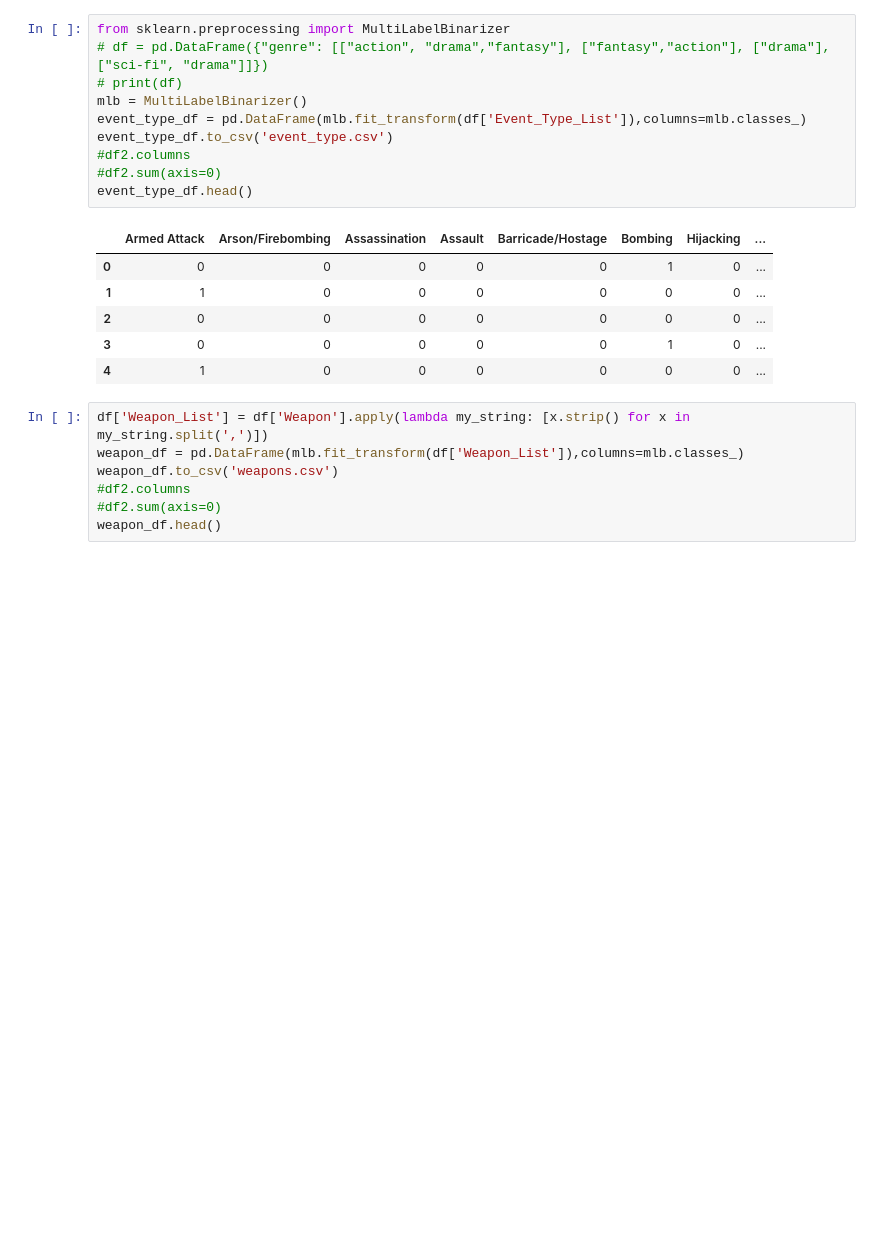
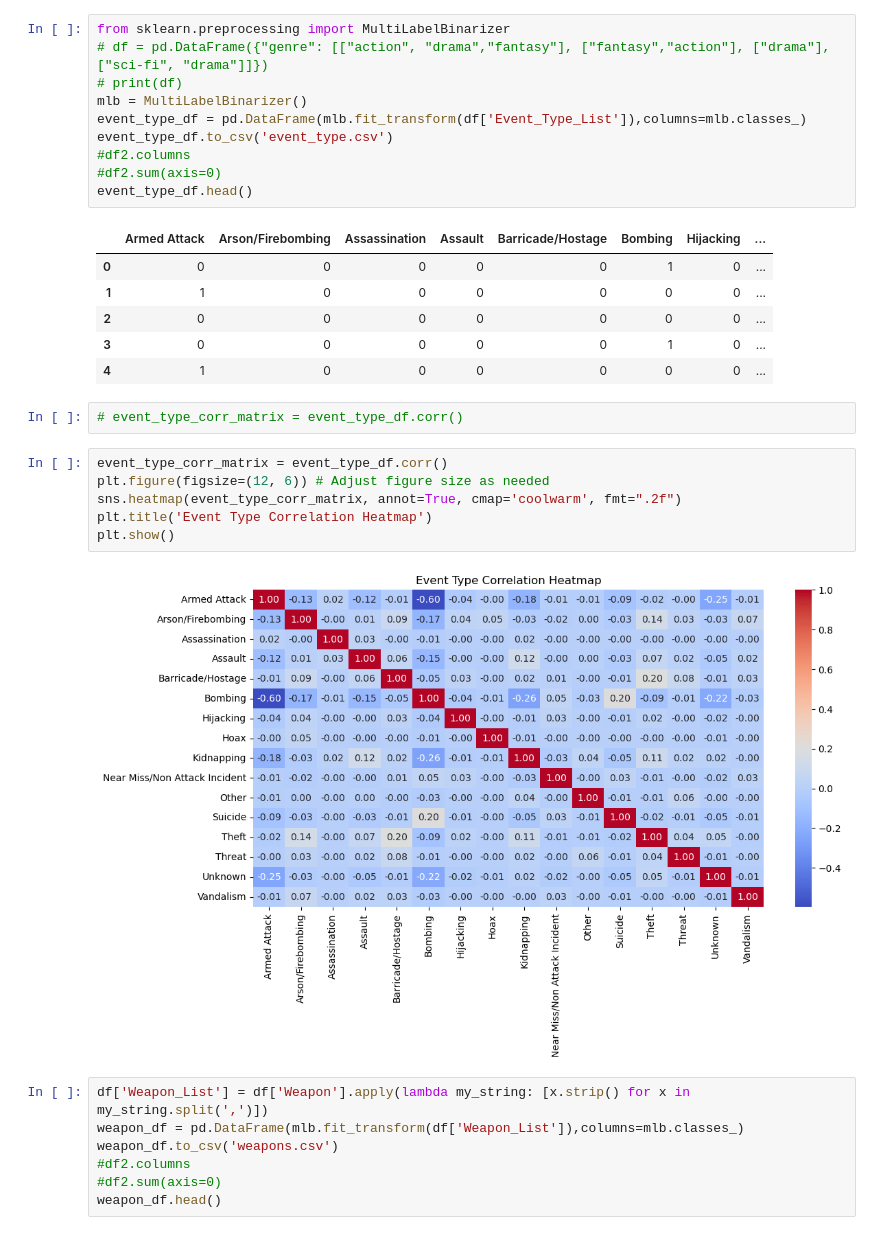
Before and after one commit to johnfkraus/world_terror_incidents_visualizations, a Jupyter notebook: World_Terror_Incident_Visualizations.ipynb, the cells around one changed output. Drawn from its saved outputs; the diff is of its cells as text; blank space fills up the shorter version.

```diff
--- a/World_Terror_Incident_Visualizations.ipynb
+++ b/World_Terror_Incident_Visualizations.ipynb
@@ -109,6 +186,16 @@ event_type_df.head()
 | 2 | 0 | 0 | 0 | 0 | 0 | 0 | 0 | ... |
 | 3 | 0 | 0 | 0 | 0 | 0 | 1 | 0 | ... |
 | 4 | 1 | 0 | 0 | 0 | 0 | 0 | 0 | ... |
+# %%
+# event_type_corr_matrix = event_type_df.corr()
+# %%
+event_type_corr_matrix = event_type_df.corr()
+plt.figure(figsize=(12, 6)) # Adjust figure size as needed
+sns.heatmap(event_type_corr_matrix, annot=True, cmap='coolwarm', fmt=".2f")
+plt.title('Event Type Correlation Heatmap')
+plt.show()
+# %% [output]
+[figure, added]
 # %%
 df['Weapon_List'] = df['Weapon'].apply(lambda my_string: [x.strip() for x in my_string.split(',')])
 weapon_df = pd.DataFrame(mlb.fit_transform(df['Weapon_List']),columns=mlb.classes_)
```
Also changed, not shown: parts of 14 cells of this notebook, 1 other file.
